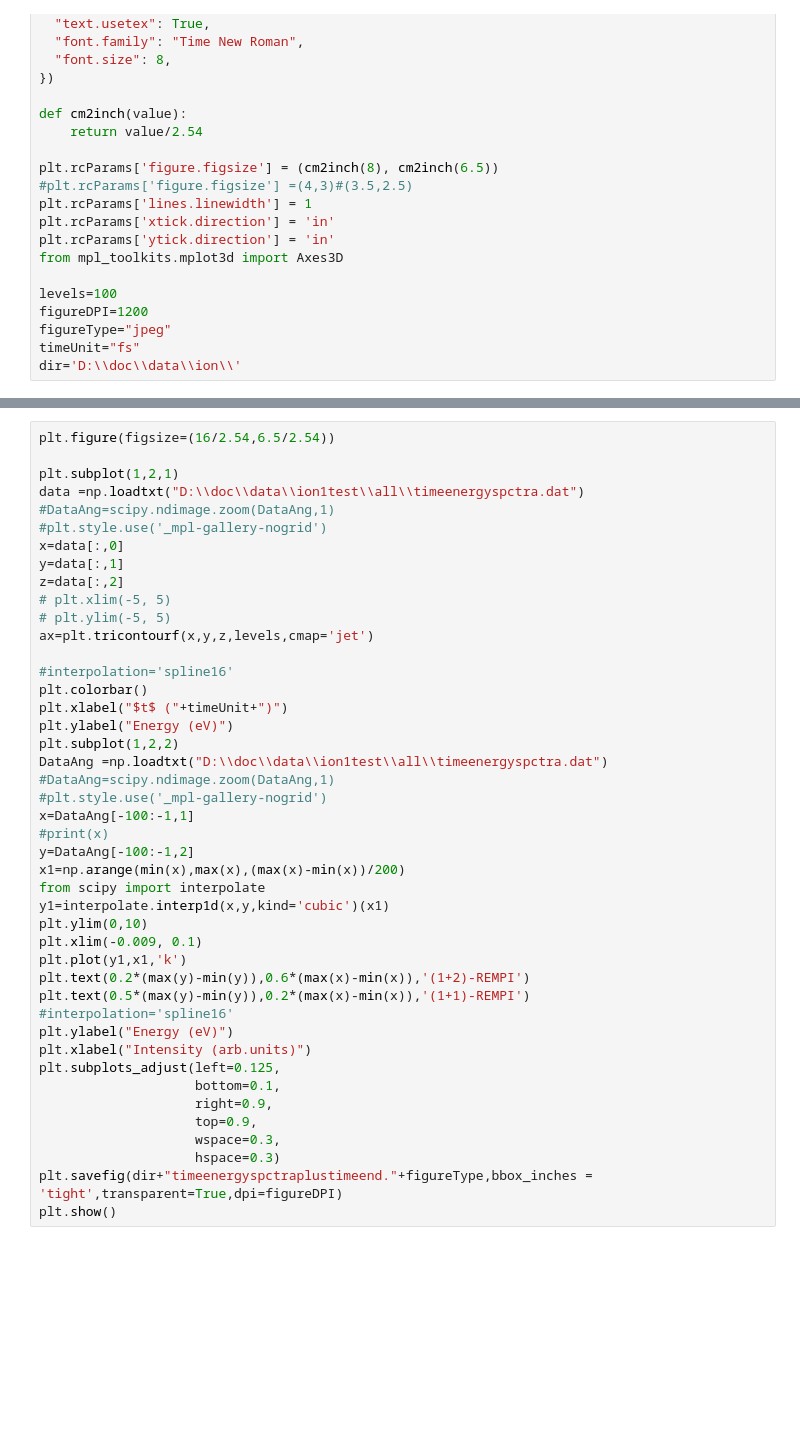
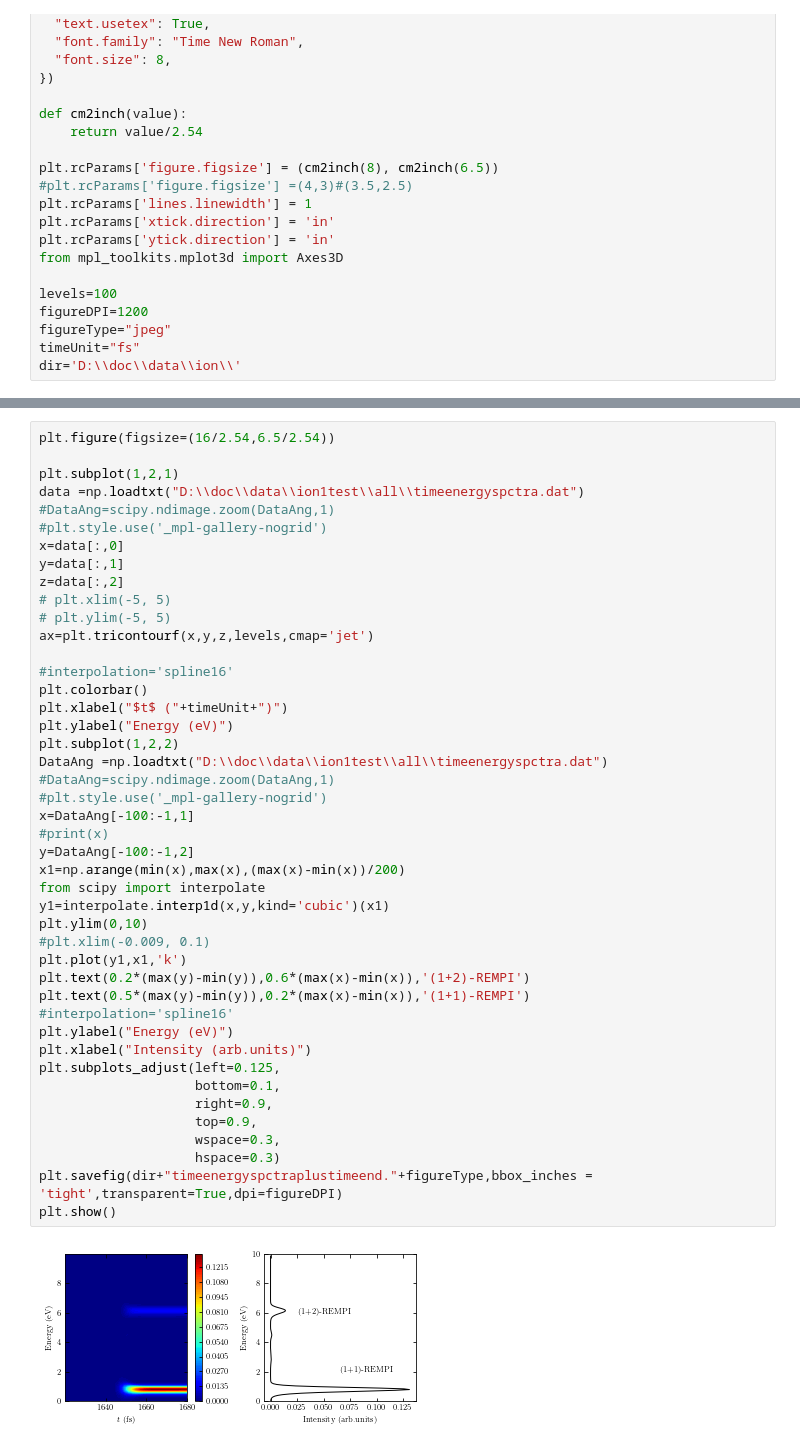
Before and after one commit to anfax/SciDataPlot, a Jupyter notebook: Python/IonPaperPlot.ipynb, the cells around one changed output, grey strips where cells are left out. Drawn from its saved outputs; the diff is of its cells as text; blank space fills up the shorter version.

```diff
--- a/Python/IonPaperPlot.ipynb
+++ b/Python/IonPaperPlot.ipynb
@@ -405,31 +420,33 @@ ax=plt.tricontourf(x,y,z,levels,cmap='jet')
 
 #interpolation='spline16'
 plt.colorbar()
 plt.xlabel("$t$ ("+timeUnit+")")
 plt.ylabel("Energy (eV)")
 plt.subplot(1,2,2)
 DataAng =np.loadtxt("D:\\doc\\data\\ion1test\\all\\timeenergyspctra.dat")
 #DataAng=scipy.ndimage.zoom(DataAng,1)
 #plt.style.use('_mpl-gallery-nogrid')
 x=DataAng[-100:-1,1]
 #print(x)
 y=DataAng[-100:-1,2]
 x1=np.arange(min(x),max(x),(max(x)-min(x))/200)
 from scipy import interpolate
 y1=interpolate.interp1d(x,y,kind='cubic')(x1)
 plt.ylim(0,10)
-plt.xlim(-0.009, 0.1)
+#plt.xlim(-0.009, 0.1)
 plt.plot(y1,x1,'k')
 plt.text(0.2*(max(y)-min(y)),0.6*(max(x)-min(x)),'(1+2)-REMPI')
 plt.text(0.5*(max(y)-min(y)),0.2*(max(x)-min(x)),'(1+1)-REMPI')
 #interpolation='spline16'
 plt.ylabel("Energy (eV)")
 plt.xlabel("Intensity (arb.units)")
 plt.subplots_adjust(left=0.125,
                     bottom=0.1,
                     right=0.9,
                     top=0.9,
                     wspace=0.3,
                     hspace=0.3)
 plt.savefig(dir+"timeenergyspctraplustimeend."+figureType,bbox_inches = 'tight',transparent=True,dpi=figureDPI)
 plt.show()
+# %% [output]
+[figure, added]
```
Also changed, not shown: parts of 13 cells of this notebook, 1 other file.
